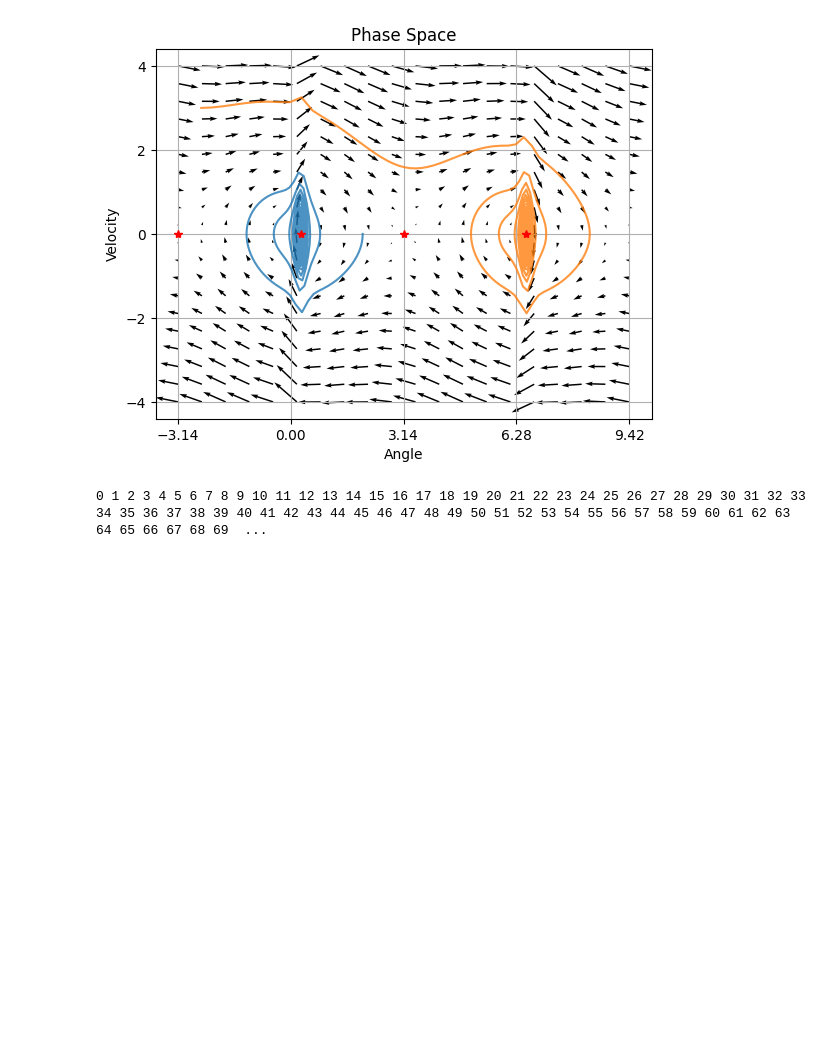
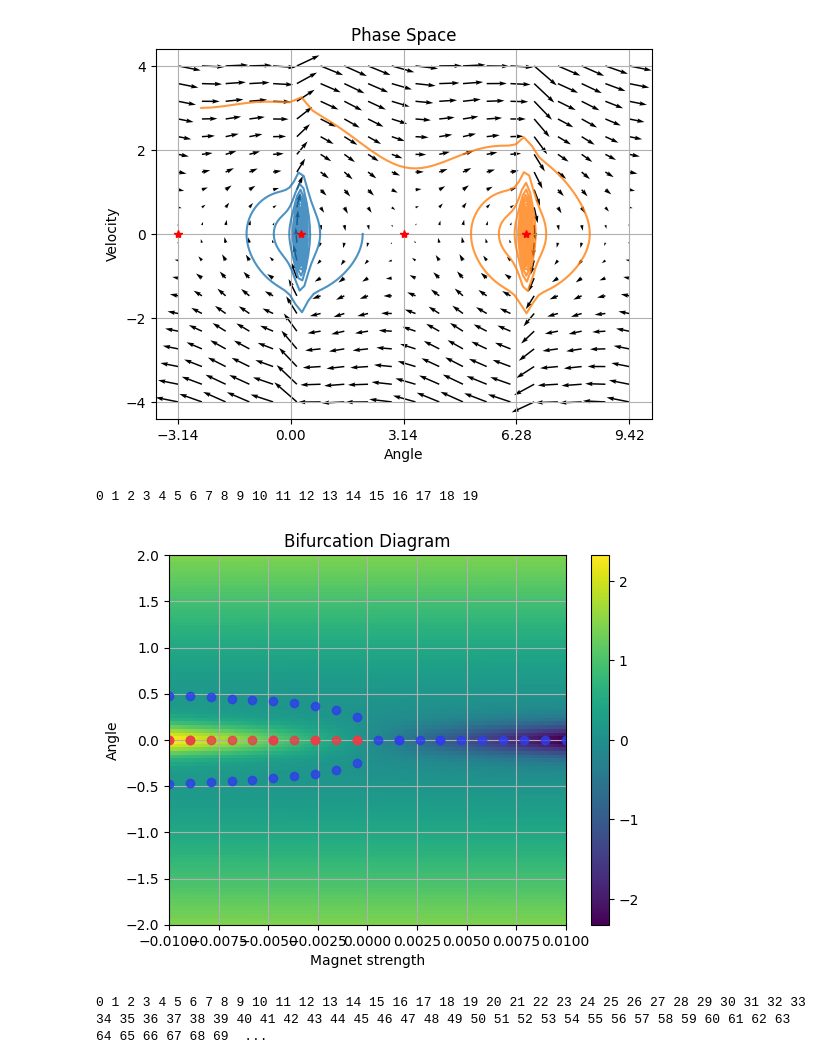
Before and after one commit to Dobel26/MagneticPendulum, a Jupyter notebook: new_sim.ipynb, the cells around one changed output. Drawn from its saved outputs; the diff is of its cells as text; code cells hidden in the pictures; blank space fills up the shorter version.

Commit message:
Add image to bifurcation

```diff
--- a/new_sim.ipynb
+++ b/new_sim.ipynb
@@ -318,6 +329,45 @@ ax.plot(critical_angles_plotting, np.zeros_like(critical_angles_plotting), '*',
 # %% [output]
 [<matplotlib.lines.Line2D at 0x...>]
 [figure]
+# %%
+def bif_image(magnet_pos=[0, 1.3], ax=None, angle_range=[-1, 1], strength_range=[-2, 2], resolution=100):
+    if ax is None:
+        fig, ax = plt.subplots()
+
+    image = np.zeros([resolution, resolution])
+    strengths = np.linspace(strength_range[0], strength_range[1], resolution)
+    for i, strength in enumerate(strengths):
+        s = System()
+        if magnet_pos is not None:
+            magnet = Magnet(magnet_pos, [0, strength])
+            s.add_magnet(magnet)
+
+        angles = np.linspace(angle_range[0], angle_range[1], resolution)
+        image[:, i] = s.potential(angles)
+
+    plt.imshow(image, extent=[strength_range[0], strength_range[1], angle_range[0], angle_range[1]], aspect="auto")
+    plt.colorbar()
+
+
+magnet_pos = [0.0, 1.3]
+angle_range = [-2, 2]
+strength_range = [-0.01, 0.01]
+
+bif_image(magnet_pos=magnet_pos,
+    angle_range=angle_range,
+    strength_range=strength_range,
+    resolution=100)
+ax = plt.gca()
+strength_bifurcation(magnet_pos=magnet_pos,
+    angle_range=angle_range,
+    strength_range=strength_range,
+    resolution=20,
+    alpha=0.8,
+    ax=ax)
+# ax.grid(False)
+# %% [output]
+0 1 2 3 4 5 6 7 8 9 10 11 12 13 14 15 16 17 18 19
+[figure, added]
 # %%
 strength_bifurcation(magnet_pos=[0, 1.3],
                      angle_range=[-2, 2],
```
Also changed, not shown: parts of 3 cells of this notebook, 4 other files.
